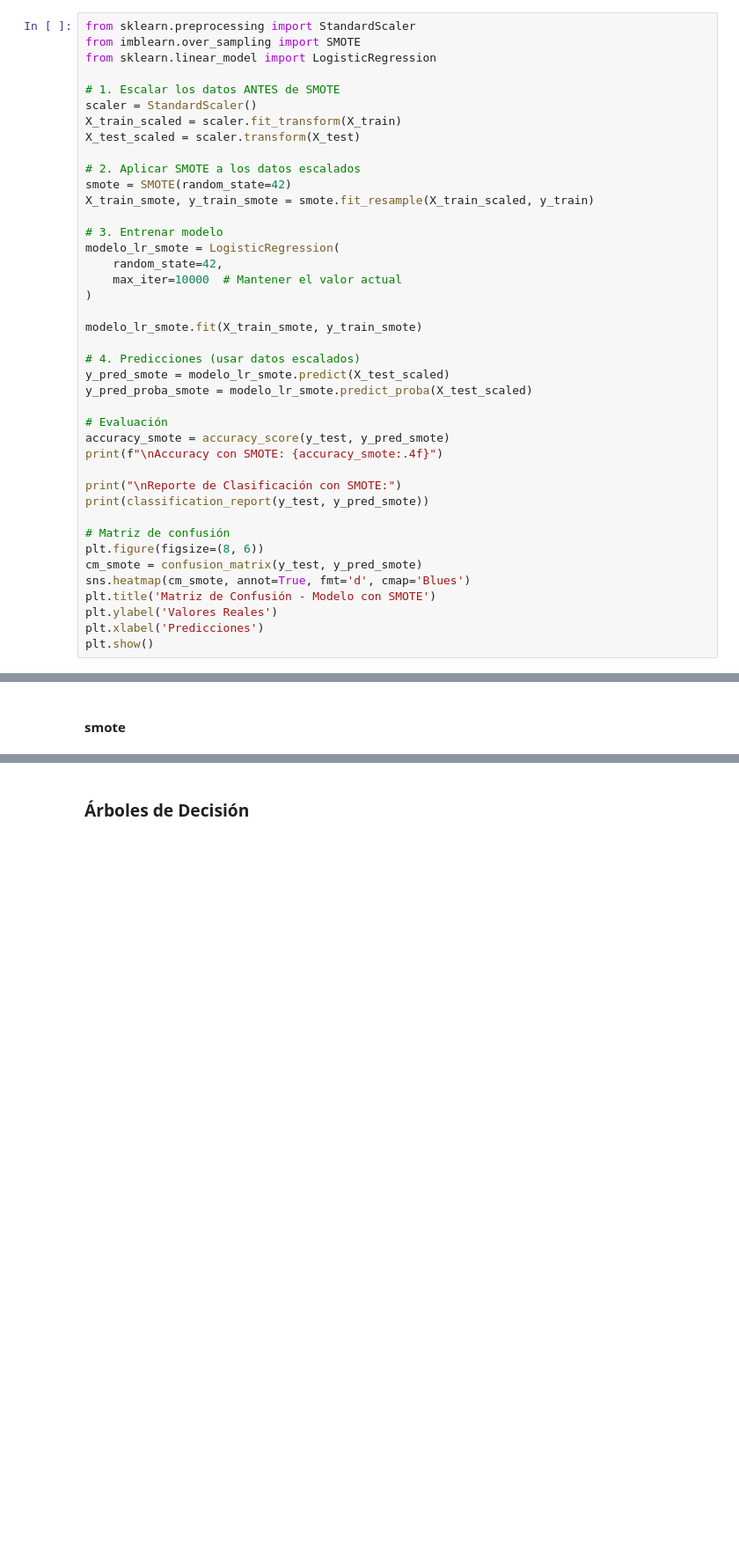
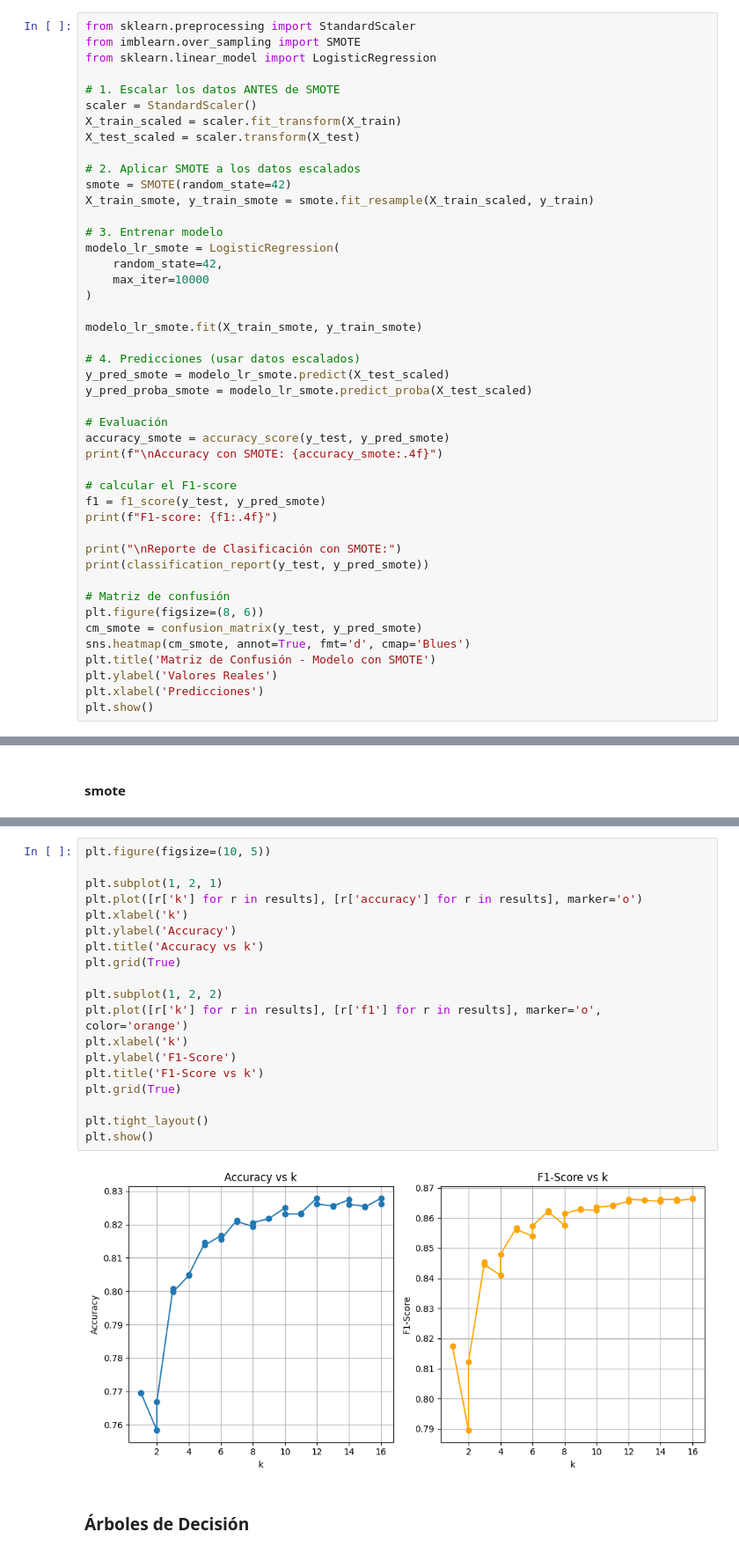
Before and after one commit to SofiaForni/aprendizaje_automatico_desertores, a Jupyter notebook: notebooks/modelos_target_binaria.ipynb, the cells around one changed output, grey strips where cells are left out. Shown: that part at 88% size. Drawn from its saved outputs; the diff is of its cells as text; blank space fills up the shorter version.

```diff
--- a/notebooks/modelos_target_binaria.ipynb
+++ b/notebooks/modelos_target_binaria.ipynb
@@ -166,7 +175,7 @@ X_train_smote, y_train_smote = smote.fit_resample(X_train_scaled, y_train)
 # 3. Entrenar modelo
 modelo_lr_smote = LogisticRegression(
     random_state=42,
-    max_iter=10000  # Mantener el valor actual
+    max_iter=10000
 )
 
 modelo_lr_smote.fit(X_train_smote, y_train_smote)
@@ -179,6 +188,10 @@ y_pred_proba_smote = modelo_lr_smote.predict_proba(X_test_scaled)
 accuracy_smote = accuracy_score(y_test, y_pred_smote)
 print(f"\nAccuracy con SMOTE: {accuracy_smote:.4f}")
 
+# calcular el F1-score
+f1 = f1_score(y_test, y_pred_smote)
+print(f"F1-score: {f1:.4f}")
+
 print("\nReporte de Clasificación con SMOTE:")
 print(classification_report(y_test, y_pred_smote))
 
@@ -295,3 +416,24 @@ weighted avg       0.85      0.85      0.85     11502
+# %%
+plt.figure(figsize=(10, 5))
+
+plt.subplot(1, 2, 1)
+plt.plot([r['k'] for r in results], [r['accuracy'] for r in results], marker='o')
+plt.xlabel('k')
+plt.ylabel('Accuracy')
+plt.title('Accuracy vs k')
+plt.grid(True)
+
+plt.subplot(1, 2, 2)
+plt.plot([r['k'] for r in results], [r['f1'] for r in results], marker='o', color='orange')
+plt.xlabel('k')
+plt.ylabel('F1-Score')
+plt.title('F1-Score vs k')
+plt.grid(True)
+
+plt.tight_layout()
+plt.show()
+# %% [output]
+[figure, added]
 # %% [markdown]
 ### Árboles de Decisión
 # %%
```
Also changed, not shown: parts of 19 cells of this notebook, 1 other file.
